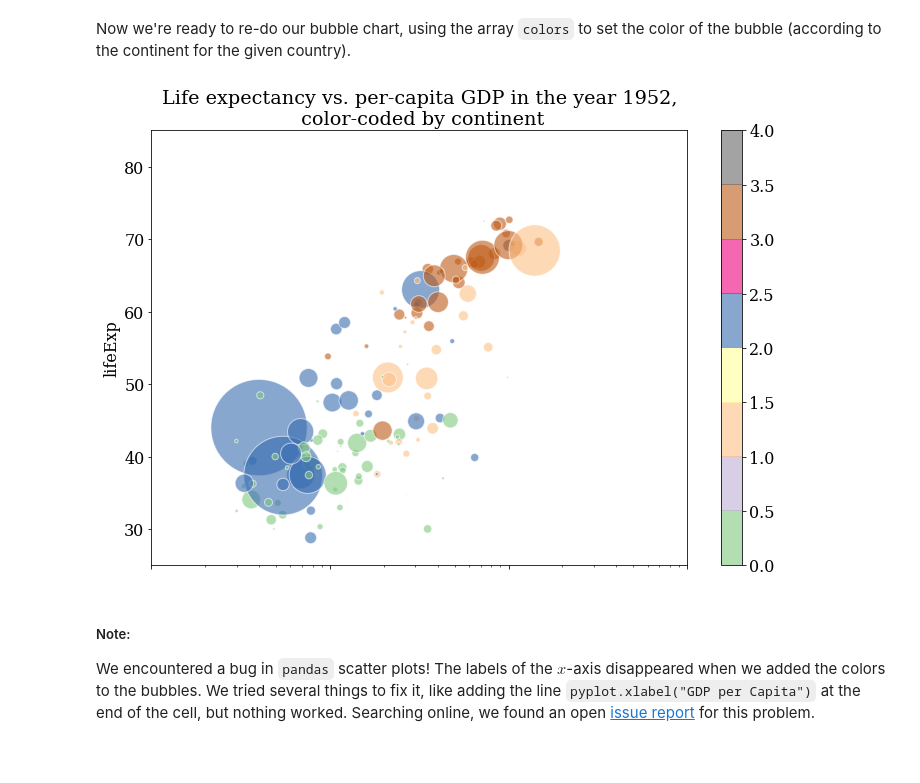
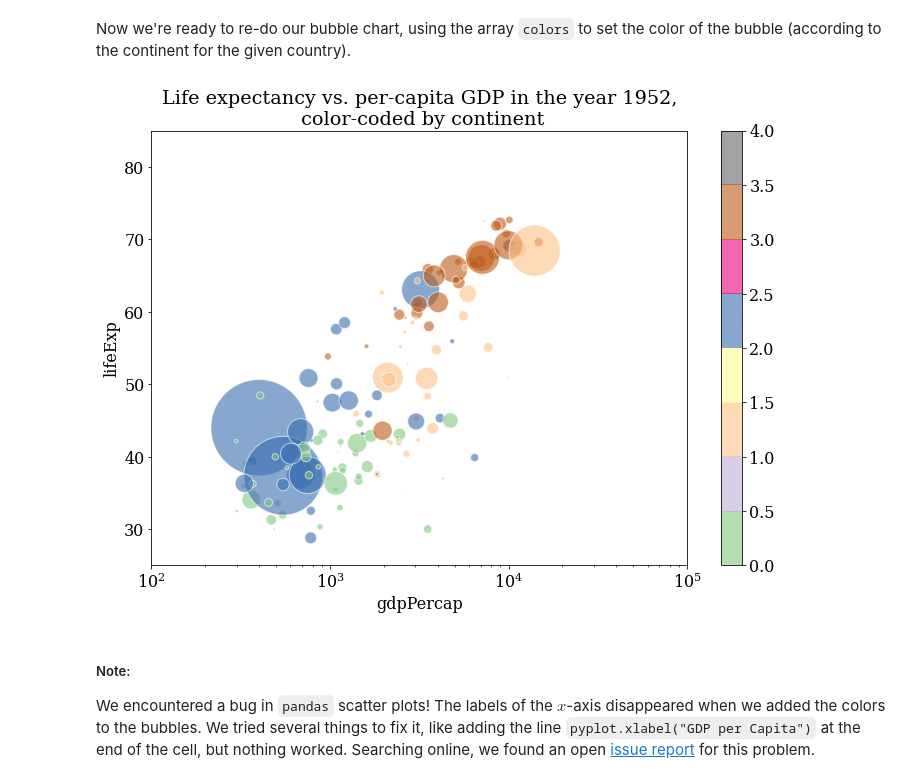
Before and after one commit to salamituns/AI_Coding, a Jupyter notebook: Module_Math/06. Advanced Stats/notebooks_en/4_Life_Expectancy.ipynb, the cells around one changed output. Cells and saved outputs as stored; diff of their text form; code cells hidden in the pictures; blank space fills up the shorter version.

```diff
--- a/Module_Math/06. Advanced Stats/notebooks_en/4_Life_Expectancy.ipynb
+++ b/Module_Math/06. Advanced Stats/notebooks_en/4_Life_Expectancy.ipynb
@@ -299,15 +299,16 @@ Now we're ready to re-do our bubble chart, using the array `colors` to set the c
 # %%
 year1952.plot.scatter(figsize=(12,8),
                          x='gdpPercap', y='lifeExp', s=populations/60000,
                          c=colors, cmap='Accent',
                          title='Life expectancy vs. per-capita GDP in the year 1952,\n color-coded by continent',
                          logx = True,
                          ylim = (25,85),
                          xlim = (1e2, 1e5),
+                         sharex=False,  #fixes the bug where the label on the x-axis wasn't displaying.
                          edgecolors="white",
                          alpha=0.6);
 # %% [output]
-[figure, old version]
+[figure, new version]
 # %% [markdown]
 ##### Note:
 
```
